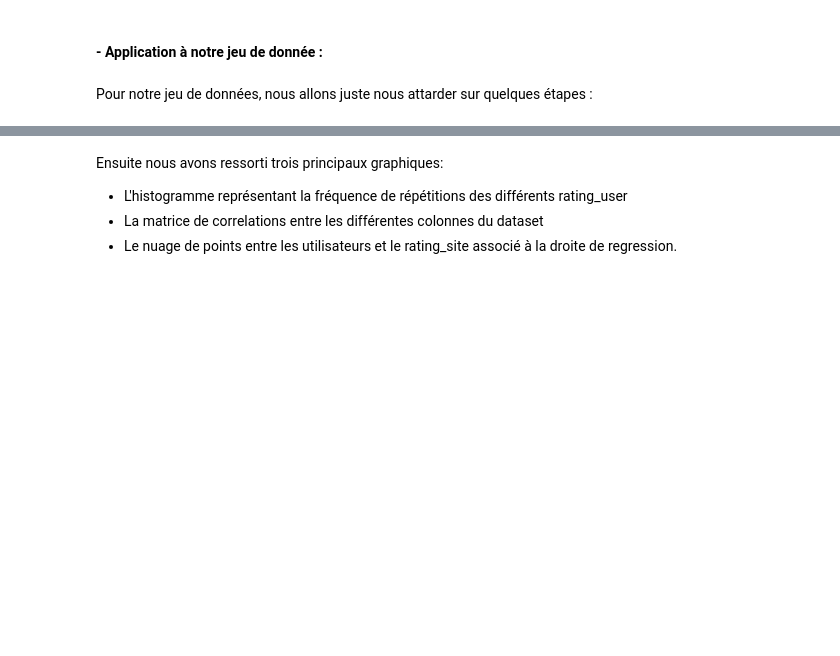
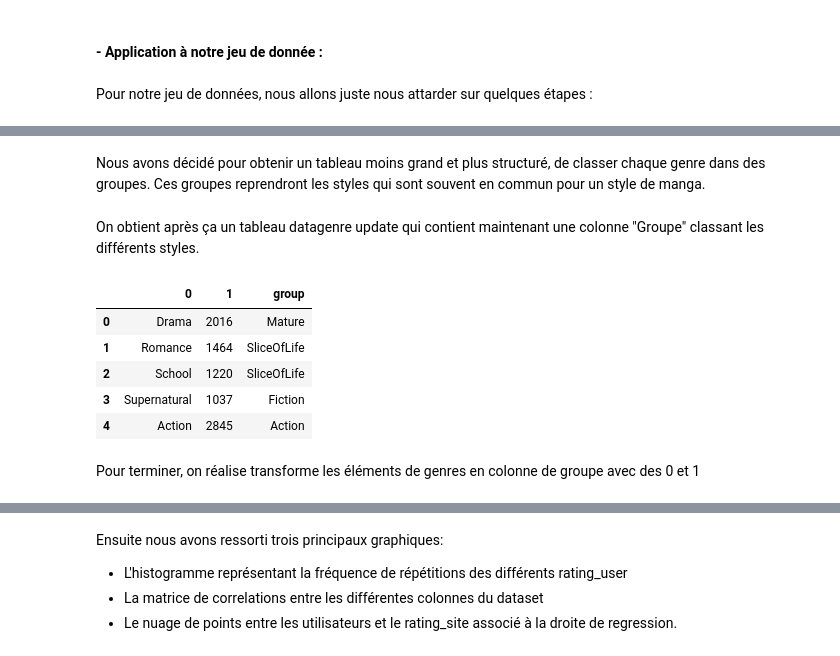
Before and after one commit to FenixShadows/Stuff, a Jupyter notebook: Articles/1- Qualité d'un Mangas/qualité_d'un_mangas.ipynb, the cells around one changed output, grey strips where cells are left out. Saved outputs shown, nothing was run; the diff lists cells and outputs as text; code cells hidden in the pictures; blank space fills up the shorter version.

```diff
--- a/Articles/1- Qualité d'un Mangas/qualité_d'un_mangas.ipynb
+++ b/Articles/1- Qualité d'un Mangas/qualité_d'un_mangas.ipynb
@@ -136,0 +170,12 @@ datagenre = pd.DataFrame.from_dict(dictgenre.items()) #Transforme le dictionnair
+# %% [markdown]
+Nous avons décidé pour obtenir un tableau moins grand et plus structuré, de classer chaque genre dans des groupes. Ces groupes reprendront les styles qui sont souvent en commun pour un style de manga.
+# %%
+#Création de groupe pour classifier l'ensemble des genres et faciliter la suite des travaux
+Shonen = ['Parody','Comedy','Adventure','Kids','Music','Super Power', 'Shounen']
+SliceOfLife = ['Romance','School','Shoujo','Harem', 'Slice of Life']
+Action = ['Martial Arts','Action','Sports']
+Sexual = ['Ecchi','Yuri','Yaoi','Hentai']
+Mature = ['Historical','Thriller','Vampire','Psychological','Drama','Seinen','Horror','Dementia']
+Fiction = ['Demons','Fantasy','Sci-Fi','Supernatural','Mecha','Magic','Space']
+Josei = ['Shoujo Ai','Shounen Ai', 'Josei']
+Others = ['Historical','Samurai','Police','Cars','Game','Military','Mystery','nan']
@@ -137,3 +202,16 @@ datagenre = pd.DataFrame.from_dict(dictgenre.items()) #Transforme le dictionnair
+# %% [markdown]
+On obtient après ça un tableau datagenre update qui contient maintenant une colonne "Groupe" classant les différents styles.
+# %%
+datagenre.head()
+# %% [output]
+|  | 0 | 1 | group |
+| 0 | Drama | 2016 | Mature |
+| 1 | Romance | 1464 | SliceOfLife |
+| 2 | School | 1220 | SliceOfLife |
+| 3 | Supernatural | 1037 | Fiction |
+| 4 | Action | 2845 | Action |
+# %% [markdown]
+Pour terminer, on réalise transforme les éléments de genres en colonne de groupe avec des 0 et 1
 # %%
 #Transformation des lignes de genre en colonnes avec des 0 et 1
 for x in enumerate(datagenre[0]) : #Récupération d'un tuple venant de datagenre et contenant la classe et le genre
```
Also changed, not shown: parts of 30 cells of this notebook.
